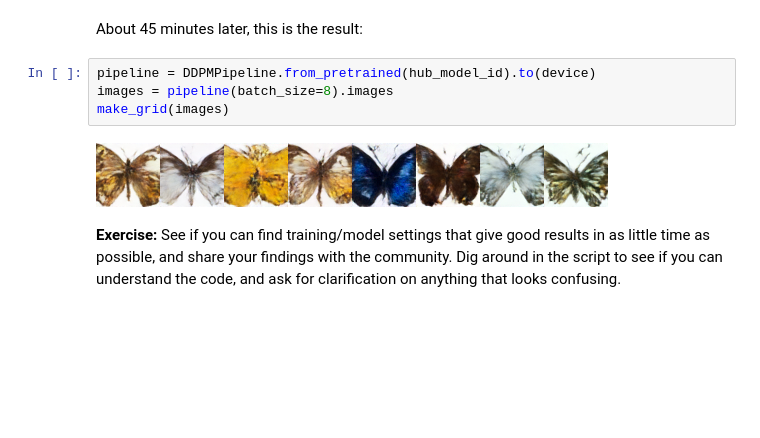
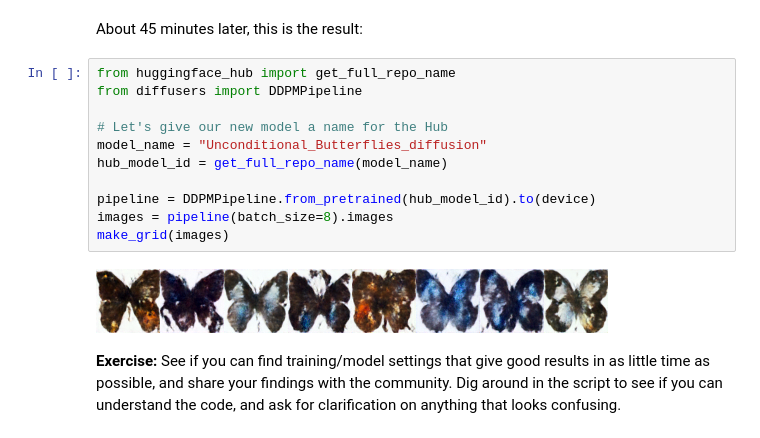
Before and after one commit to Likalto4/Diffusion_models_HF_course, a Jupyter notebook: unit1/introduction_to_diffusers.ipynb, the cells around one changed output. Cells and saved outputs as stored; diff of their text form; blank space fills up the shorter version.

```diff
--- a/unit1/introduction_to_diffusers.ipynb
+++ b/unit1/introduction_to_diffusers.ipynb
@@ -723,11 +728,18 @@ card.push_to_hub(hub_model_id)
 # %% [markdown]
 About 45 minutes later, this is the result:
 # %%
+from huggingface_hub import get_full_repo_name
+from diffusers import DDPMPipeline
+
+# Let's give our new model a name for the Hub
+model_name = "Unconditional_Butterflies_diffusion"
+hub_model_id = get_full_repo_name(model_name)
+
 pipeline = DDPMPipeline.from_pretrained(hub_model_id).to(device)
 images = pipeline(batch_size=8).images
 make_grid(images)
 # %% [output]
-[figure, old version]
+[figure, new version]
 # %% [markdown]
 **Exercise:** See if you can find training/model settings that give good results in as little time as possible, and share your findings with the community. Dig around in the script to see if you can understand the code, and ask for clarification on anything that looks confusing.
 # %% [markdown]
```
Also changed, not shown: parts of 1 cell of this notebook, 5 other files.
